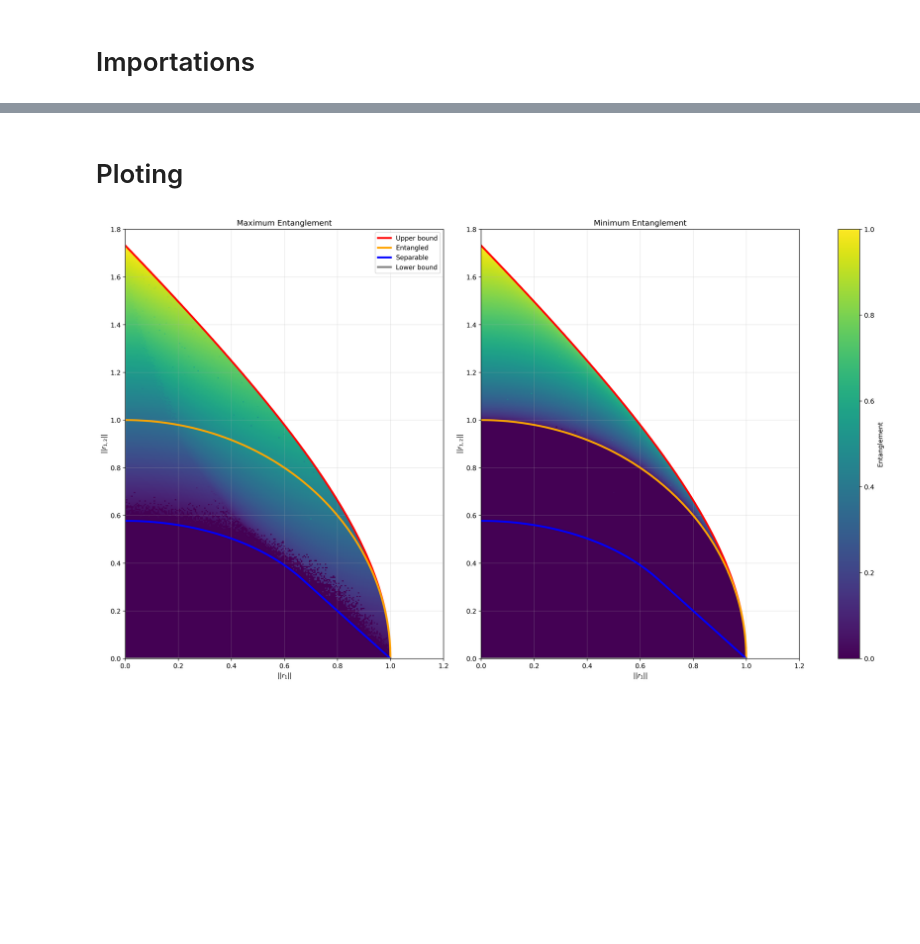
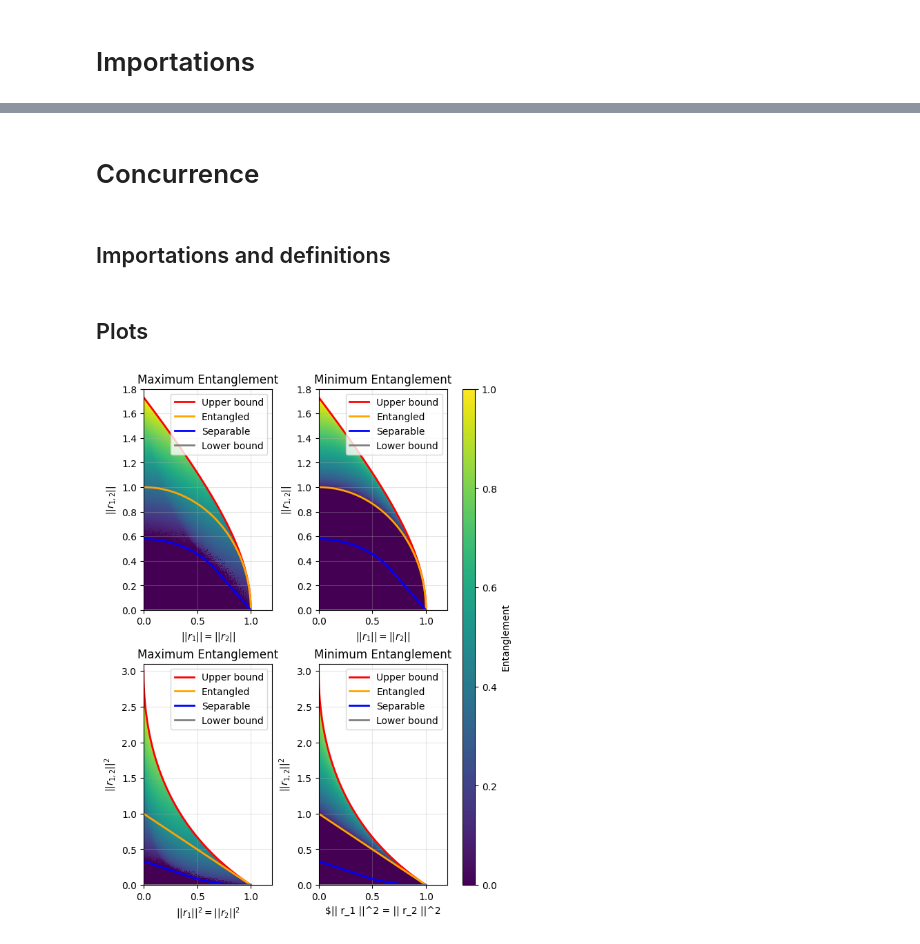
Before and after one commit to Garcia-Velo/-2024--bloch-lengths, a Jupyter notebook: notebooks/post/two_qubits/xz_plane.ipynb, the cells around one changed output, grey strips where cells are left out. Saved outputs shown, nothing was run; the diff lists cells and outputs as text; code cells hidden in the pictures; blank space fills up the shorter version.

```diff
--- a/notebooks/post/two_qubits/xz_plane.ipynb
+++ b/notebooks/post/two_qubits/xz_plane.ipynb
@@ -21,49 +14,76 @@ ent_min = ent["min"]
+# %% [markdown]
+# Concurrence
+# %% [markdown]
+## Importations and definitions
 # %%
-D = 200
-Dx, Dz = D + 1, int(np.sqrt(3) * D) + 1
+ent = np.load(data_dir / "concurrence.npz")
+ent_max, ent_min = ent["max"], ent["min"]
+
+Dx, Dz = ent_max.shape
 
 x = np.linspace(0, 1, Dx)
 z = np.linspace(0, np.sqrt(3), Dz)
 
 X, Z = np.meshgrid(x, z, indexing='ij')
 # %% [markdown]
-# Ploting
+## Plots
 # %%
-fig, ax = plt.subplots(1, 2, figsize=(17, 10), constrained_layout=True, dpi=300)
+fig, ax = plt.subplots(2, 2, figsize=(6, 8), constrained_layout=True)
 
-mesh0 = ax[0].pcolormesh(X, Z, ent_max, shading='auto', cmap='viridis', vmin=0, vmax=1)
-mesh1 = ax[1].pcolormesh(X, Z, ent_min, shading='auto', cmap='viridis', vmin=0, vmax=1)
+mesh0 = ax[0, 0].pcolormesh(X, Z, ent_max, shading='auto', cmap='viridis', vmin=0, vmax=1)
+mesh1 = ax[0, 1].pcolormesh(X, Z, ent_min, shading='auto', cmap='viridis', vmin=0, vmax=1)
+mesh2 = ax[1, 0].pcolormesh(X**2, Z**2, ent_max, shading='auto', cmap='viridis', vmin=0, vmax=1)
+mesh3 = ax[1, 1].pcolormesh(X**2, Z**2, ent_min, shading='auto', cmap='viridis', vmin=0, vmax=1)
 
 cbar = fig.colorbar(mesh1, ax=ax.ravel().tolist(), label='Entanglement',
-                    pad=0.05, aspect=20, shrink=1)
+                    pad=0.05, aspect=40, shrink=1)
 
 cbar.set_ticks(list(np.linspace(0, 1, 6)))
 
-ax[0].set(xlabel = r"$|| r_1 ||$", ylabel = r"$||r_{1, 2}||$",
-xlim = (0, 1.2), ylim = (0, 1.8), title = "Maximum Entanglement")
-ax[1].set(xlabel = r"$|| r_1 ||$", ylabel = r"$||r_{1, 2}||$",
-xlim = (0, 1.2), ylim = (0, 1.8), title = "Minimum Entanglement")
+ax[0, 0].set(xlabel = r"$|| r_1 || = || r_2 ||$", ylabel = r"$||r_{1, 2}||$",
+             xlim = (0, 1.2), ylim = (0, 1.8), title = "Maximum Entanglement")
+ax[0, 1].set(xlabel = r"$|| r_1 || = || r_2 ||$", ylabel = r"$||r_{1, 2}||$",
+             xlim = (0, 1.2), ylim = (0, 1.8), title = "Minimum Entanglement")
+ax[1, 0].set(xlabel = r"$|| r_1 ||^2 = || r_2 ||^2$", ylabel = r"$||r_{1, 2}||^2$",
+             xlim = (0, 1.2), ylim = (0, 3.1), title = "Maximum Entanglement")
+ax[1, 1].set(xlabel = r"$|| r_1 ||^2 = || r_2 ||^2", ylabel = r"$||r_{1, 2}||^2$",
+             xlim = (0, 1.2), ylim = (0, 3.1), title = "Minimum Entanglement")
 
 x = np.linspace(0, 1, 1000)
-z_upper = np.sqrt(3 - 4*x + x**2)
-z_ent = np.sqrt(1 - x**2)
+z_upper = compute_bipartite_region_upper(2, x, 0)
+z_ent = compute_bipartite_region_ent(2, x, 0)
 z_sep = np.piecewise(x, [x <= 2/3, x > 2/3], [lambda x: np.sqrt(1/6 * (2 - 3 * x**2)), lambda x: 1 - x])
-z_lower = np.zeros_like(x)
+z_lower = compute_bipartite_region_lower([2, 2], x, 0)
 
-ax[0].plot(x, z_upper, 'red', linewidth=3, label='Upper bound')
-ax[0].plot(x, z_ent, 'orange', linewidth=3, label='Entangled')
-ax[0].plot(x, z_sep, 'blue', linewidth=3, label='Separable')
-ax[0].plot(x, z_lower, 'grey', linewidth=3, label='Lower bound')
+ax[0, 0].plot(x, z_upper, 'red', linewidth=2, label='Upper bound')
+ax[0, 0].plot(x, z_ent, 'orange', linewidth=2, label='Entangled')
+ax[0, 0].plot(x, z_sep, 'blue', linewidth=2, label='Separable')
+ax[0, 0].plot(x, z_lower, 'grey', linewidth=2, label='Lower bound')
 
-ax[1].plot(x, z_upper, 'red', linewidth=3, label='Upper bound')
-ax[1].plot(x, z_ent, 'orange', linewidth=3, label='Entangled')
-ax[1].plot(x, z_sep, 'blue', linewidth=3, label='Separable')
-ax[1].plot(x, z_lower, 'grey', linewidth=3, label='Lower bound')
+ax[0, 1].plot(x, z_upper, 'red', linewidth=2, label='Upper bound')
+ax[0, 1].plot(x, z_ent, 'orange', linewidth=2, label='Entangled')
+ax[0, 1].plot(x, z_sep, 'blue', linewidth=2, label='Separable')
+ax[0, 1].plot(x, z_lower, 'grey', linewidth=2, label='Lower bound')
 
-ax[0].legend(loc='upper right')
-ax[0].grid(True, alpha=0.3)
-ax[1].grid(True, alpha=0.3)
+ax[1, 0].plot(x**2, z_upper**2, 'red', linewidth=2, label='Upper bound')
+ax[1, 0].plot(x**2, z_ent**2, 'orange', linewidth=2, label='Entangled')
+ax[1, 0].plot(x**2, z_sep**2, 'blue', linewidth=2, label='Separable')
+ax[1, 0].plot(x**2, z_lower**2, 'grey', linewidth=2, label='Lower bound')
+
+ax[1, 1].plot(x**2, z_upper**2, 'red', linewidth=2, label='Upper bound')
+ax[1, 1].plot(x**2, z_ent**2, 'orange', linewidth=2, label='Entangled')
+ax[1, 1].plot(x**2, z_sep**2, 'blue', linewidth=2, label='Separable')
+ax[1, 1].plot(x**2, z_lower**2, 'grey', linewidth=2, label='Lower bound')
+
+ax[0, 0].legend(loc='upper right')
+ax[0, 1].legend(loc='upper right')
+ax[1, 0].legend(loc='upper right')
+ax[1, 1].legend(loc='upper right')
+ax[0, 0].grid(True, alpha=0.3)
+ax[0, 1].grid(True, alpha=0.3)
+ax[1, 0].grid(True, alpha=0.3)
+ax[1, 1].grid(True, alpha=0.3)
 
 plt.show()
 # %% [output]
-[figure, old version]
+[figure, new version]
```
Also changed, not shown: parts of 5 cells of this notebook, 10 other files.
